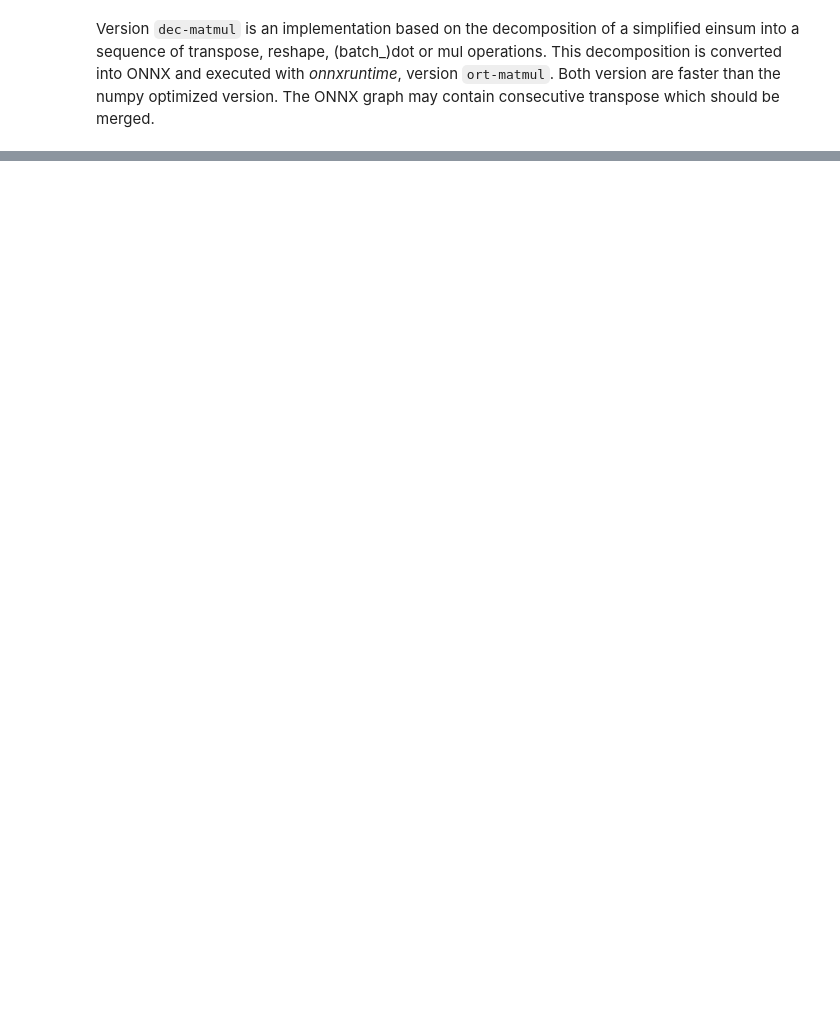
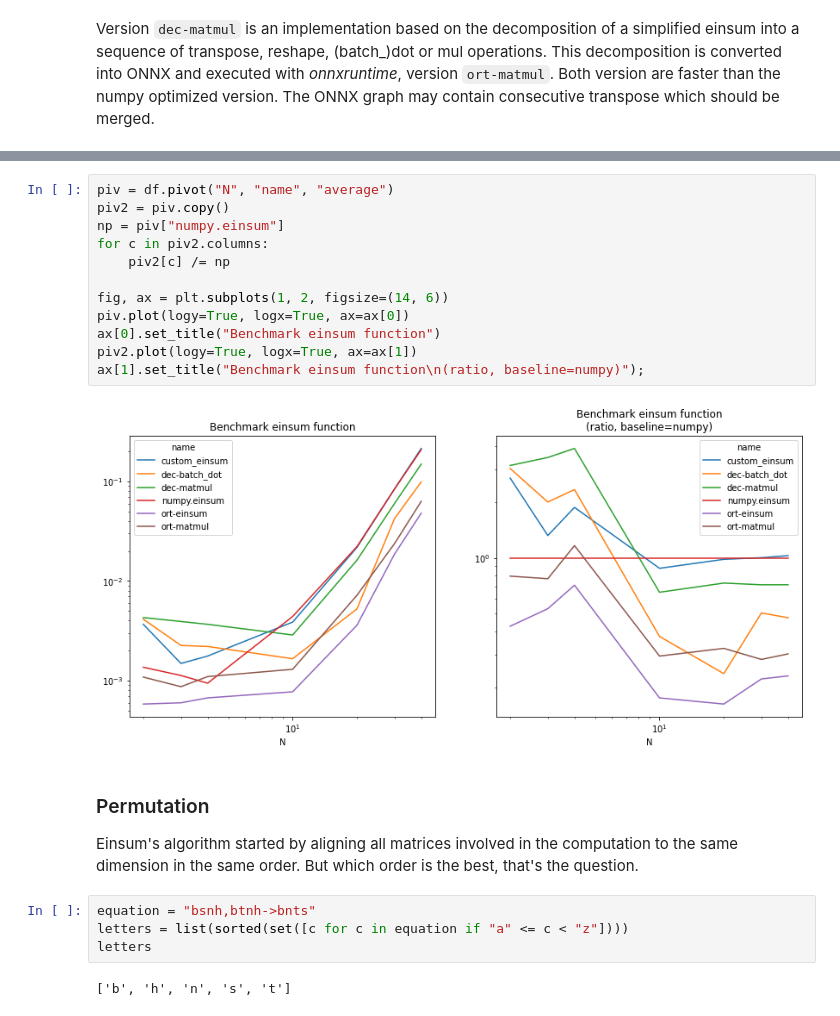
Before and after one commit to sdpython/mlprodict, a Jupyter notebook: _doc/notebooks/einsum_decomposition.ipynb, the cells around one changed output, grey strips where cells are left out. Drawn from its saved outputs; the diff is of its cells as text; blank space fills up the shorter version.

```diff
--- a/_doc/notebooks/einsum_decomposition.ipynb
+++ b/_doc/notebooks/einsum_decomposition.ipynb
@@ -265,0 +392,24 @@ Version `dec-matmul` is an implementation based on the decomposition of a simpli
+# %%
+piv = df.pivot("N", "name", "average")
+piv2 = piv.copy()
+np = piv["numpy.einsum"]
+for c in piv2.columns:
+    piv2[c] /= np
+
+fig, ax = plt.subplots(1, 2, figsize=(14, 6))
+piv.plot(logy=True, logx=True, ax=ax[0])
+ax[0].set_title("Benchmark einsum function")
+piv2.plot(logy=True, logx=True, ax=ax[1])
+ax[1].set_title("Benchmark einsum function\n(ratio, baseline=numpy)");
+# %% [output]
+[figure, added]
+# %% [markdown]
+### Permutation
+
+Einsum's algorithm started by aligning all matrices involved in the computation to the same dimension in the same order. But which order is the best, that's the question.
+# %%
+equation = "bsnh,btnh->bnts"
+letters = list(sorted(set([c for c in equation if "a" <= c < "z"])))
+letters
+# %% [output]
+['b', 'h', 'n', 's', 't']
```
Also changed, not shown: parts of 21 cells of this notebook, 13 other files.
